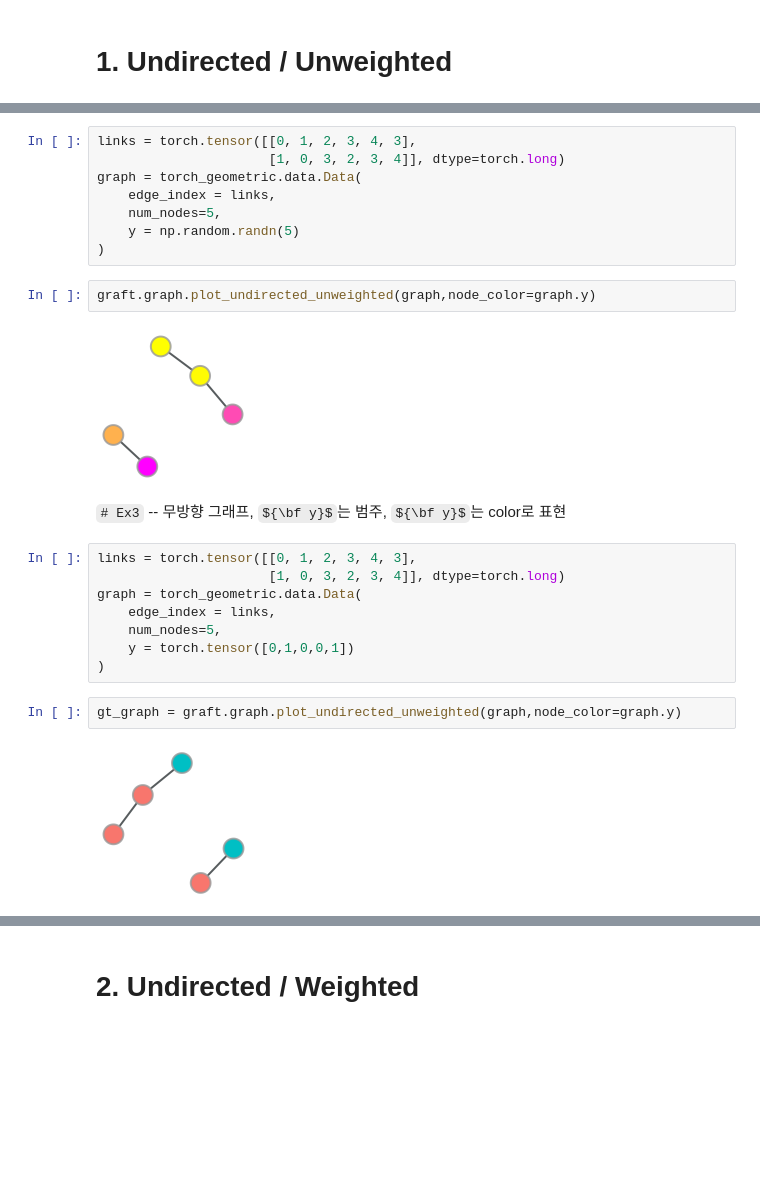
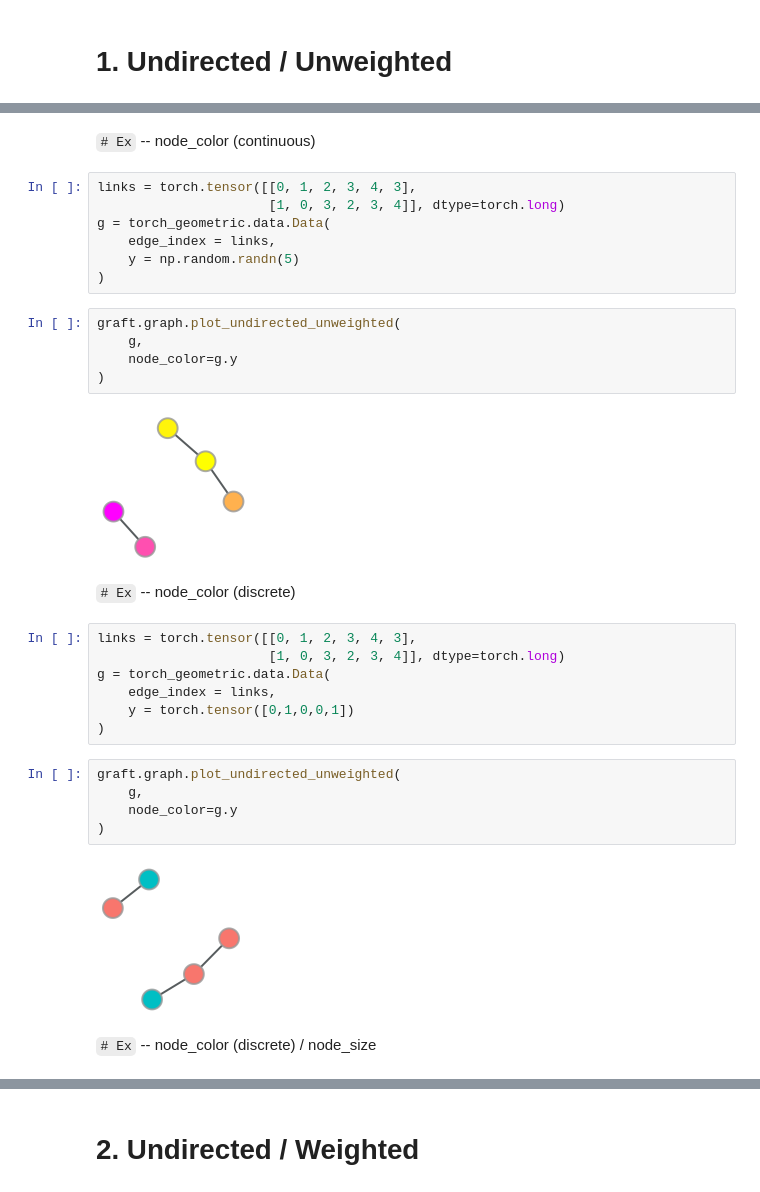
Before and after one commit to miruetoto/share, a Jupyter notebook: 001_그래프신호만들고시각화하기.ipynb, the cells around one changed output, grey strips where cells are left out. Saved outputs shown, nothing was run; the diff lists cells and outputs as text; some formulas as TeX source; blank space fills up the shorter version.

```diff
--- a/001_그래프신호만들고시각화하기.ipynb
+++ b/001_그래프신호만들고시각화하기.ipynb
@@ -35,26 +31,34 @@ graft.graph.plot_undirected_unweighted(
+# %% [markdown]
+`# Ex` -- node_color (continuous)
 # %%
 links = torch.tensor([[0, 1, 2, 3, 4, 3],
                       [1, 0, 3, 2, 3, 4]], dtype=torch.long)
-graph = torch_geometric.data.Data(
+g = torch_geometric.data.Data(
     edge_index = links,
-    num_nodes=5,
     y = np.random.randn(5)
 )
 # %%
-graft.graph.plot_undirected_unweighted(graph,node_color=graph.y)
+graft.graph.plot_undirected_unweighted(
+    g,
+    node_color=g.y
+)
 # %% [output]
-[figure, old version]
+[figure, new version]
-# %% [markdown]
-`# Ex3` -- 무방향 그래프, ${\bf y}$는 범주, ${\bf y}$는 color로 표현
+# %% [markdown]
+`# Ex` -- node_color (discrete)
 # %%
 links = torch.tensor([[0, 1, 2, 3, 4, 3],
                       [1, 0, 3, 2, 3, 4]], dtype=torch.long)
-graph = torch_geometric.data.Data(
+g = torch_geometric.data.Data(
     edge_index = links,
-    num_nodes=5,
     y = torch.tensor([0,1,0,0,1])
 )
 # %%
-gt_graph = graft.graph.plot_undirected_unweighted(graph,node_color=graph.y)
+graft.graph.plot_undirected_unweighted(
+    g,
+    node_color=g.y
+)
 # %% [output]
-[figure, old version]
+[figure, new version]
+# %% [markdown]
+`# Ex` -- node_color (discrete) / node_size
```
Also changed, not shown: parts of 31 cells of this notebook, 2 other files.
